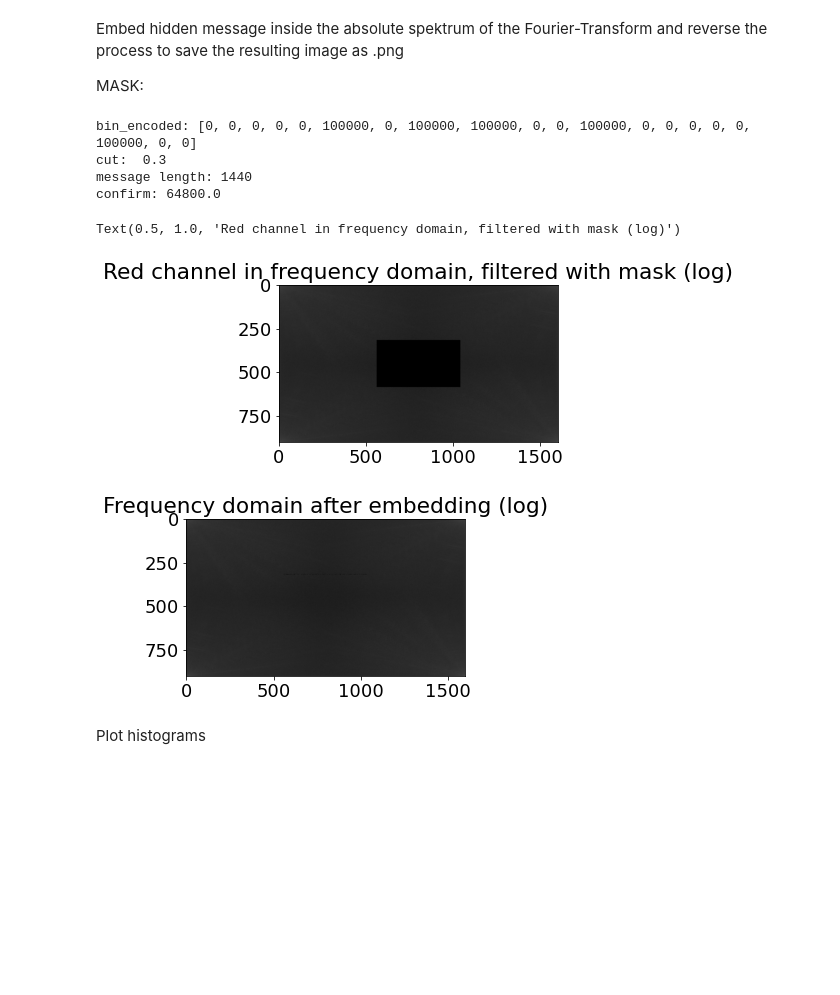
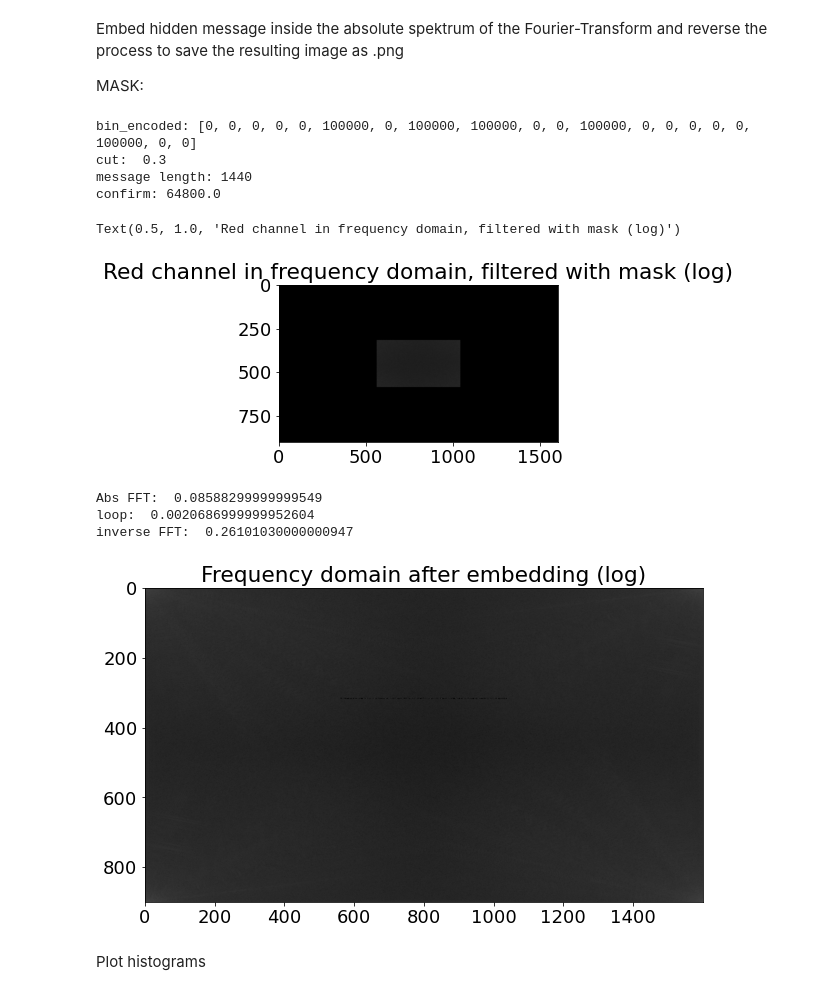
Before and after one commit to PIX3LFLUX/Steganosaurus, a Jupyter notebook: FFT_stego_sharp.ipynb, the cells around one changed output. Drawn from its saved outputs; the diff is of its cells as text; code cells hidden in the pictures; blank space fills up the shorter version.

```diff
--- a/FFT_stego_sharp.ipynb
+++ b/FFT_stego_sharp.ipynb
@@ -153,12 +153,12 @@ def create_FFTmask(columns, rows, message, optcut = None):
         cut = max_cut
 
     #cut off high frequencies from R channel
-    mask = np.full((rows, columns), True)
+    mask = np.full((rows, columns), False)
     row_start = round(rows/2*(1-cut))
     row_stop = round(rows/2*(1+cut))
     col_start = round(columns/2*(1-cut))
     col_stop = round(columns/2*(1+cut))
-    mask[row_start:row_stop, col_start:col_stop] = False  # rectangular
+    mask[row_start:row_stop, col_start:col_stop] = True  # rectangular
 
     # x-length of the mask
     x_len_mask = col_stop - col_start
@@ -184,52 +184,56 @@ cut:  0.3
 message length: 1440
 confirm: 64800.0
 Text(0.5, 1.0, 'Red channel in frequency domain, filtered with mask (log)')
-[figure, old version]
+[figure, new version]
 # %%
-def embedBin2FFT(cover_channel, mask, message):
+from time import perf_counter
+# embed the message into the absolute fft and inverse the fourier transform to recover the channel
+def embedBin2FFT(cover_channel, mask, message_digital):
+    t0 = perf_counter()
     fft = np.fft.fft2(cover_channel)
     fft_abs = np.abs(fft)
-    ylength, xlength = fft_abs.shape
+    t1 = perf_counter()
+    # cache message length
+    message_len = len(message_digital)
 
-    # write hidden message into filtered absolute part
-    counter=0
-    message_len = len(message)
-    for i in range(ylength):
-        # if cover_rows == 50:
-        #     print("max values", np.max(cover_r_fft_abs[i]))
-        for j in range(xlength):
-            # write where coefficients are zero -> previously filtered out.
-            if mask[i,j]==0:
-                if counter<message_len:
-                    # write hidden message inside absolute part by overwriting coefficients where the mask is 0
-                    fft_abs[i,j]=message[counter]
-                    # print(cover_r_fft_abs[i,j])
-                    counter+=1
 
+    masked_fft = fft_abs[mask]
+    for ii in range(message_len):
+        masked_fft[ii] = message_digital[ii]
+    fft_abs[mask] = masked_fft
+
+    t2 = perf_counter()
     # plot absolute after embedding information
     im = Image.fromarray(10*np.log10(fft_abs))
-    plt.figure(figsize=(5,5))
+    plt.figure(figsize=(10,10))
     plt.imshow(im)
     plt.title("Frequency domain after embedding (log)")
 
     #IFFT on single channel. Take filtered absolute and inverse with original phase, imaginary part should be negligable
-    cover_masked = np.fft.ifft2(fft_abs*np.exp(1j*np.angle(fft))).real
+    cover_masked = np.fft.ifft2(np.multiply(fft_abs, np.exp(np.multiply(1j, np.angle(fft))))).real
+    t3 = perf_counter()
+    print("Abs FFT: ", t1 - t0)
+    print("loop: ", t2 - t1)
+    print("inverse FFT: ", t3 - t2)
     return cover_masked
 
 # get channel with embedded binary data
 cover_masked = embedBin2FFT(channel1, cover_fft_mask, bin_encoded)
 
 # normalize output
 cover_masked_clip = np.clip(cover_masked, 0,255).astype("uint8")
 # cover_r_masked_norm = convert(cover_r_masked, 0,255, np.uint8)
 
 # merge layers
 stego =  np.stack((channel0, cover_masked_clip, channel2), axis=2).astype('uint8')
 # create steganogram
 # stego_img = Image.fromarray(stego, "YCbCr").convert("RGB")
 stego_img = Image.fromarray(stego)
 # %% [output]
+Abs FFT:  0.08588299999999549
+loop:  0.0020686999999952604
+inverse FFT:  0.26101030000000947
-[figure, old version]
+[figure, new version]
 # %% [markdown]
 Plot histograms
 # %%
```
Also changed, not shown: parts of 3 cells of this notebook, 3 other files.
